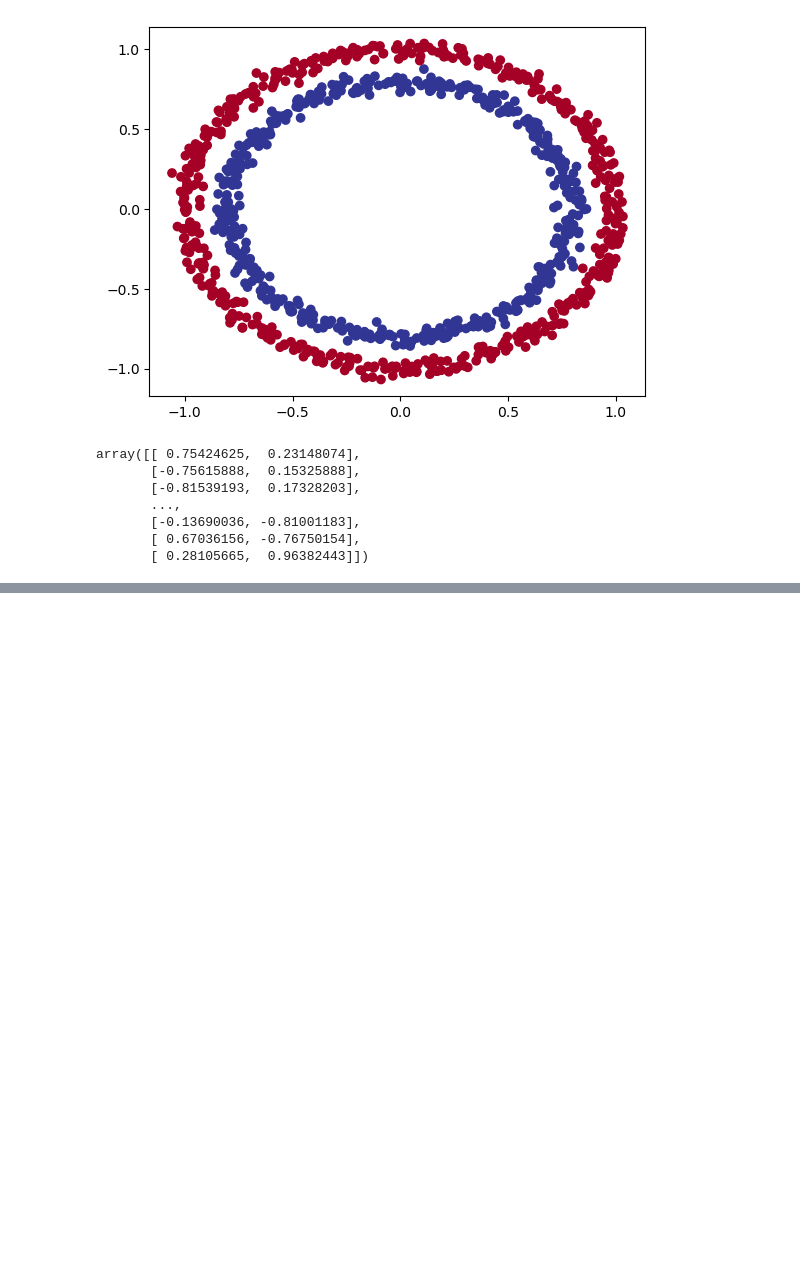
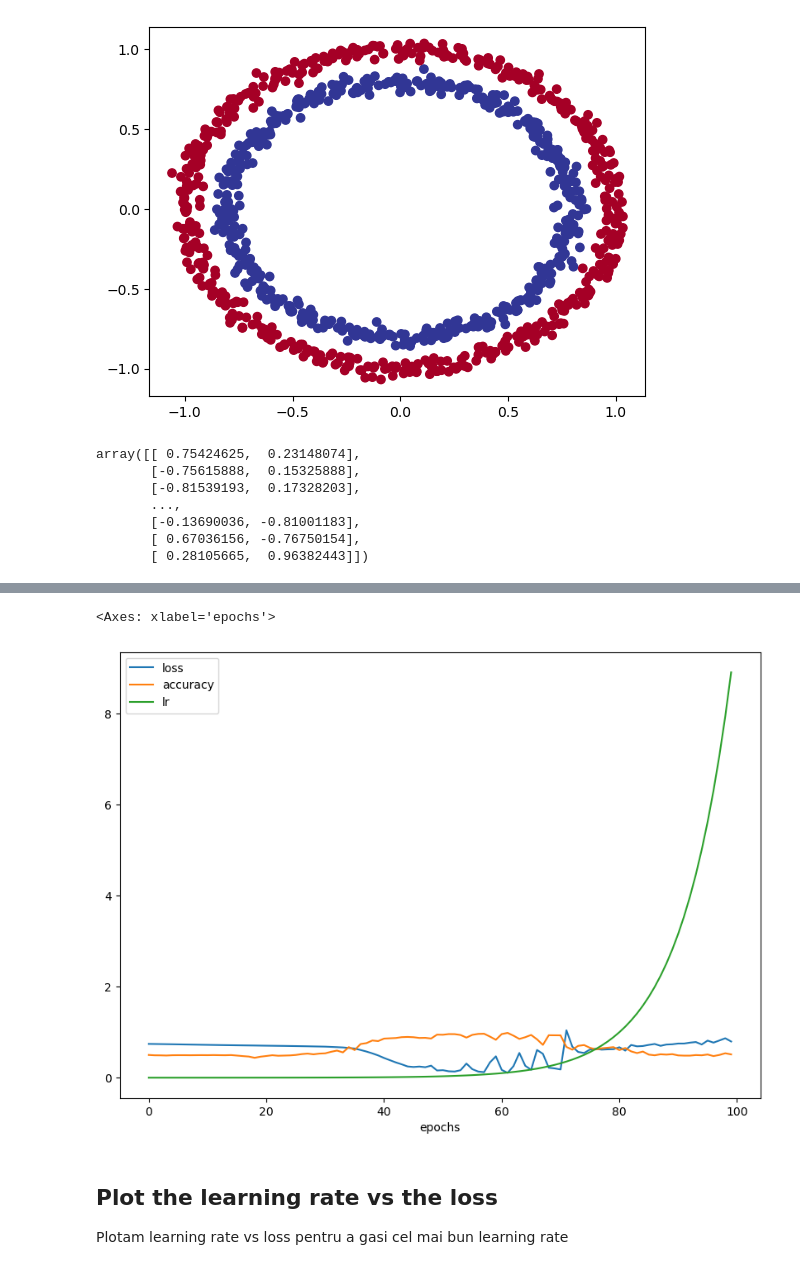
Before and after one commit to OctavianMarina123/learn-tensorflow, a Jupyter notebook: Classification.ipynb, the cells around one changed output, grey strips where cells are left out. Saved outputs shown, nothing was run; the diff lists cells and outputs as text; code cells hidden in the pictures; blank space fills up the shorter version.

```diff
--- a/Classification.ipynb
+++ b/Classification.ipynb
@@ -214,0 +225,18 @@ doing binary classifcation...
+# %%
+tf.random.set_seed(42)
+
+model_5 = tf.keras.Sequential([
+    tf.keras.layers.Dense(4, activation="relu"),
+    tf.keras.layers.Dense(4, activation="relu"),
+    tf.keras.layers.Dense(1, activation="sigmoid")
+])
+
+model_5.compile(
+    loss=tf.keras.losses.binary_crossentropy,
+    optimizer=tf.keras.optimizers.Adam(),
+    metrics=["accuracy"]
+)
+
+lr_scheduler = tf.keras.callbacks.LearningRateScheduler(lambda epoch: 1e-4 * 10**(epoch/20))
+
+history = model_5.fit(X_train, y_train,epochs=100, callbacks=[lr_scheduler])
@@ -214,0 +263,9 @@ doing binary classifcation...
+# %%
+pd.DataFrame(history.history).plot(figsize=(10,7), xlabel="epochs")
+# %% [output]
+<Axes: xlabel='epochs'>
+[figure, added]
+# %% [markdown]
+## Plot the learning rate vs the loss
+
+Plotam learning rate vs loss pentru a gasi cel mai bun learning rate
```
Also changed, not shown: parts of 39 cells of this notebook.
